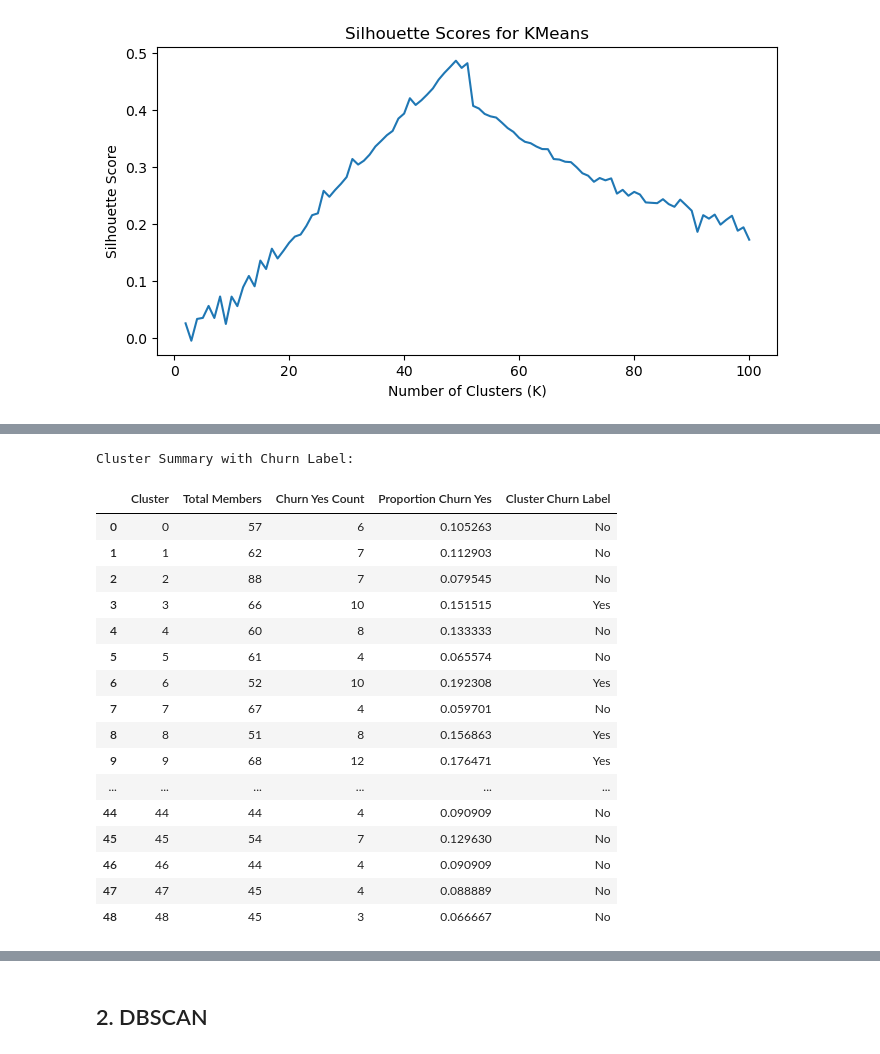
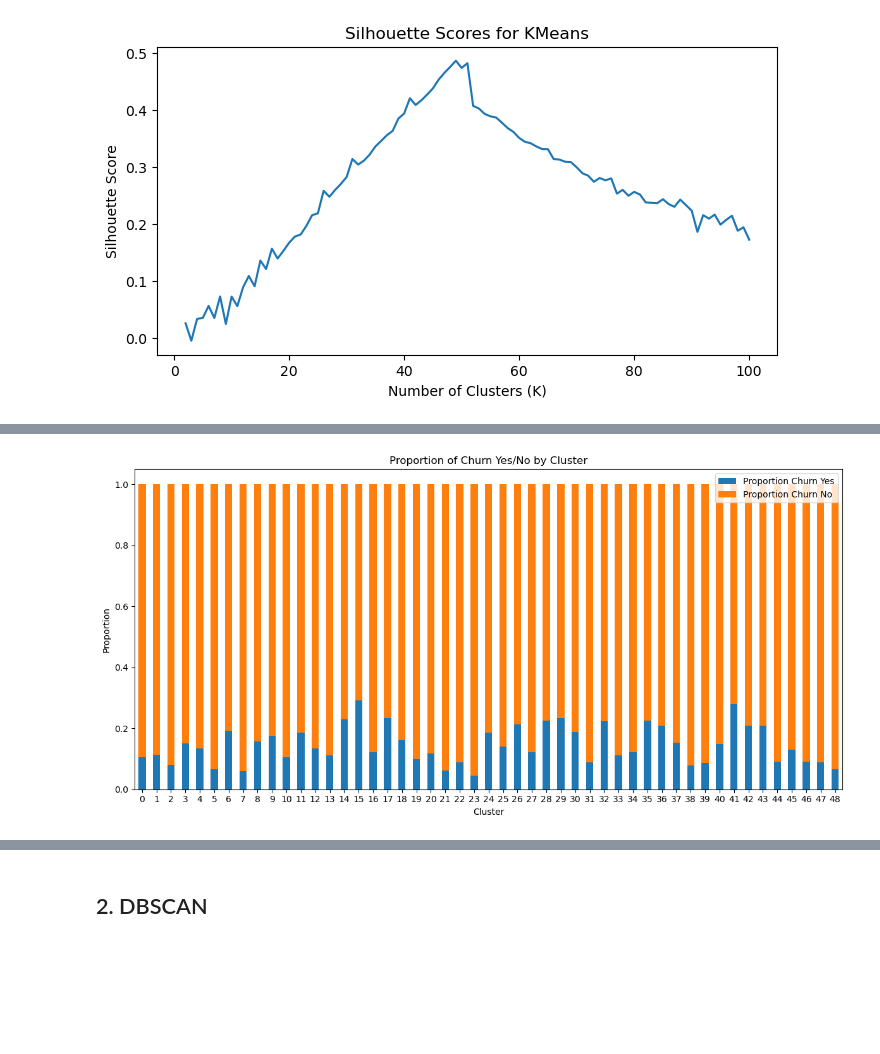
Before and after one commit to yxiaoaz/churn_prediction, a Jupyter notebook: unsupervised.ipynb, the cells around one changed output, grey strips where cells are left out. Cells and saved outputs as stored; diff of their text form; code cells hidden in the pictures; blank space fills up the shorter version.

```diff
--- a/unsupervised.ipynb
+++ b/unsupervised.ipynb
@@ -379,23 +297,20 @@ Cluster Summary - Proportion of Churn 'Yes' per Cluster:
-# %%
-cluster_summary["Cluster Churn Label"] = cluster_summary["Proportion Churn Yes"].apply(lambda x: "Yes" if x > 0.14 else "No")
-print("Cluster Summary with Churn Label:")
-cluster_summary
-# %% [output]
-Cluster Summary with Churn Label:
-|  | Cluster | Total Members | Churn Yes Count | Proportion Churn Yes | Cluster Churn Label |
-| 0 | 0 | 57 | 6 | 0.105263 | No |
-| 1 | 1 | 62 | 7 | 0.112903 | No |
-| 2 | 2 | 88 | 7 | 0.079545 | No |
-| 3 | 3 | 66 | 10 | 0.151515 | Yes |
-| 4 | 4 | 60 | 8 | 0.133333 | No |
-| 5 | 5 | 61 | 4 | 0.065574 | No |
-| 6 | 6 | 52 | 10 | 0.192308 | Yes |
-| 7 | 7 | 67 | 4 | 0.059701 | No |
-| 8 | 8 | 51 | 8 | 0.156863 | Yes |
-| 9 | 9 | 68 | 12 | 0.176471 | Yes |
-| ... | ... | ... | ... | ... | ... |
-| 44 | 44 | 44 | 4 | 0.090909 | No |
-| 45 | 45 | 54 | 7 | 0.129630 | No |
-| 46 | 46 | 44 | 4 | 0.090909 | No |
-| 47 | 47 | 45 | 4 | 0.088889 | No |
-| 48 | 48 | 45 | 3 | 0.066667 | No |
+# %%
+cluster_summary.sort_values("Cluster", inplace=True)
+
+fig, ax = plt.subplots(figsize=(12, 6))
+
+cluster_summary.set_index("Cluster")[["Proportion Churn Yes", "Proportion Churn No"]].plot(
+    kind="bar",
+    stacked=True,
+    ax=ax
+)
+
+ax.set_ylabel("Proportion")
+ax.set_title("Proportion of Churn Yes/No by Cluster")
+ax.legend(loc="upper right")
+
+plt.xticks(rotation=0)
+plt.tight_layout()
+plt.show()
+# %% [output]
+[figure, added]
```
Also changed, not shown: parts of 42 cells of this notebook.
